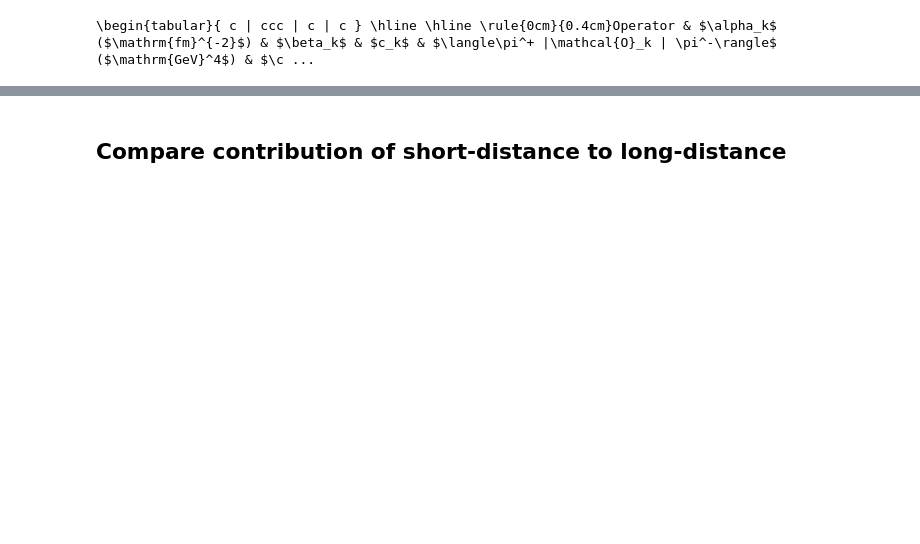
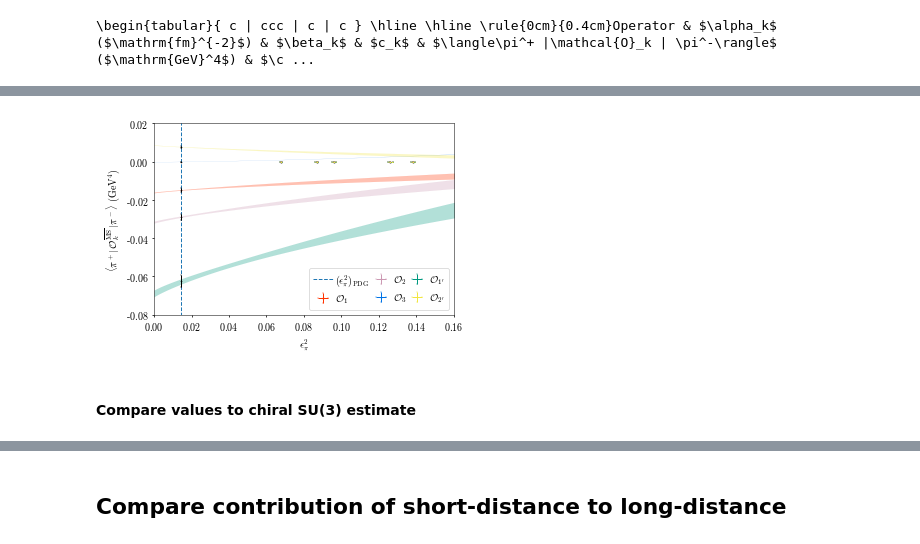
Before and after one commit to poare/lqcd, a Jupyter notebook: 0nubb/python_scripts/Chiral Extrapolation.ipynb, the cells around one changed output, grey strips where cells are left out. Saved outputs shown, nothing was run; the diff lists cells and outputs as text; code cells hidden in the pictures; blank space fills up the shorter version.

```diff
--- a/0nubb/python_scripts/Chiral Extrapolation.ipynb
+++ b/0nubb/python_scripts/Chiral Extrapolation.ipynb
@@ -814,0 +1021,15 @@ print(export_vert_table_latex(full_table, out_col_labels, out_hor_labels, hline_
+# %%
+# get correlations
+from will_data_chiextrap import *
+# all_gvars = np.zeros((n_ops, 18), dtype = object)
+posteriors = []
+for k in range(n_ops):
+    gvar_strs = {
+        'mpi' : mpi_fit_str[k],
+        'fpi' : fpi_fit_str[k],
+        'a2' : a2_fit_str[k]
+    }
+    gvar_strs.update(lec_results[k])
+    print(gvar_strs)
+    tmp = gv.gvar(gvar_strs)
+    posteriors.append(gv.correlate(tmp, all_cov[k]))
@@ -814,0 +1216,40 @@ print(export_vert_table_latex(full_table, out_col_labels, out_hor_labels, hline_
+# %%
+# plot the extrapolation
+markers = ['o', 'v', '^', '_', 'x']
+style = styles['prd_twocol*']
+labels = ['$\mathcal{O}_1$', '$\mathcal{O}_2$', '$\mathcal{O}_3$', '$\mathcal{O}_{1\'} $', '$\mathcal{O}_{2\'} $']
+with sns.plotting_context('paper'):
+    asp_ratio = 3/2
+    plt.figure(figsize = (0.75*style['colwidth'], 0.75*style['colwidth'] / asp_ratio))
+    for j in range(n_ops):
+        _, caps, _ = plt.errorbar(eps_sq_sub_mu, np.array(mat_elems_sub_mu[j]), xerr = eps_sq_sub_sigma, yerr = mat_elems_sub_sigma[j], \
+                     c = colors[j], fmt = markers[j], label = labels[j], capsize = style['endcaps'], elinewidth = style['ebar_width'], \
+                     markersize = style['markersize'])
+        plt.fill_between(epsilon_sq_range[1:], np.array(band_data_mu[j]) + band_data_sigma[j], np.array(band_data_mu[j]) - band_data_sigma[j], \
+                        color = colors[j], alpha = 0.3, linewidth = 0.1)
+        for cap in caps:
+            cap.set_markeredgewidth(style['ecap_width'])
+    plt.vlines(eps_sq_0, -0.1, 0.02, linestyles = 'dashed', label = '$(\epsilon^2_\pi)_{\mathrm{PDG}}$', linewidth = style['ebar_width'])
+    _, caps, _ = plt.errorbar([eps_sq_0, eps_sq_0, eps_sq_0, eps_sq_0, eps_sq_0], np.array(O_phys_mu), yerr = O_phys_sigma, \
+                 c = 'k', fmt = markers[j], capsize = style['endcaps'], markersize = style['markersize'], elinewidth = style['ebar_width'])
+    for cap in caps:
+        cap.set_markeredgewidth(style['ecap_width'])
+    plt.legend(bbox_to_anchor=(1.0, 0.0), loc='lower right', prop={'size': style['fontsize']}, ncol = 3, handletextpad = 0.2, columnspacing = 0.1)
+    plt.xlim((0.0, 0.16))
+    plt.ylim((-0.08, 0.02))
+    plt.xticks(fontsize = style['fontsize'])
+    plt.yticks(fontsize = style['fontsize'])
+    plt.xlabel('$\epsilon_\pi^2$', fontsize = style['fontsize'])
+    plt.ylabel('$\\langle \pi^+| \, \mathcal{O}_k^{\overline{\mathrm{MS}}} \, |\pi^- \\rangle$ (GeV$^4$)', fontsize = style['fontsize'])
+    ax = plt.gca()
+    ax.xaxis.set_tick_params(width = style['tickwidth'], length = style['ticklength'])
+    ax.yaxis.set_tick_params(width = style['tickwidth'], length = style['ticklength'])
+    for spine in spinedirs:
+        ax.spines[spine].set_linewidth(style['axeswidth'])
+    plt.tight_layout()
+    plt.savefig('/Users/theoares/Dropbox (MIT)/research/0nubb/paper/plots/renorm_chiral_extrap_FINAL.pdf', bbox_inches='tight')
+    plt.show()
+# %% [output]
+[figure, added]
+# %% [markdown]
+#### Compare values to chiral SU(3) estimate
```
Also changed, not shown: parts of 46 cells of this notebook, 28 other files.
